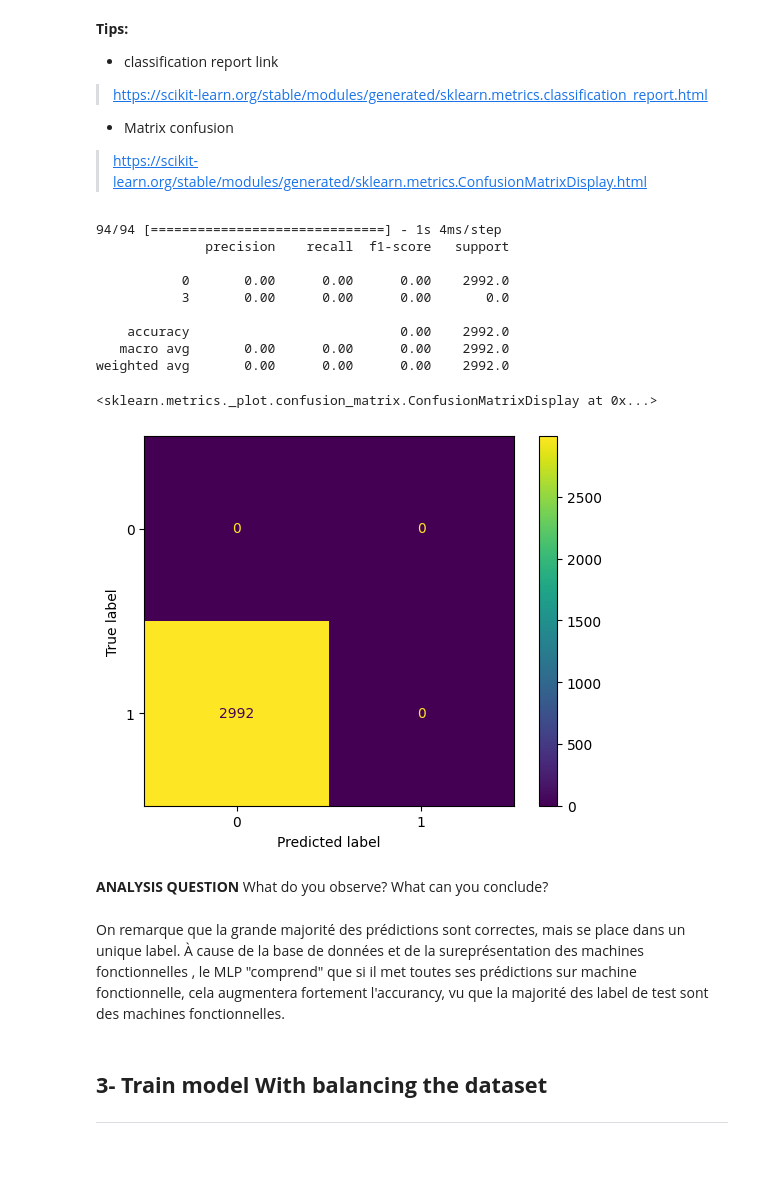
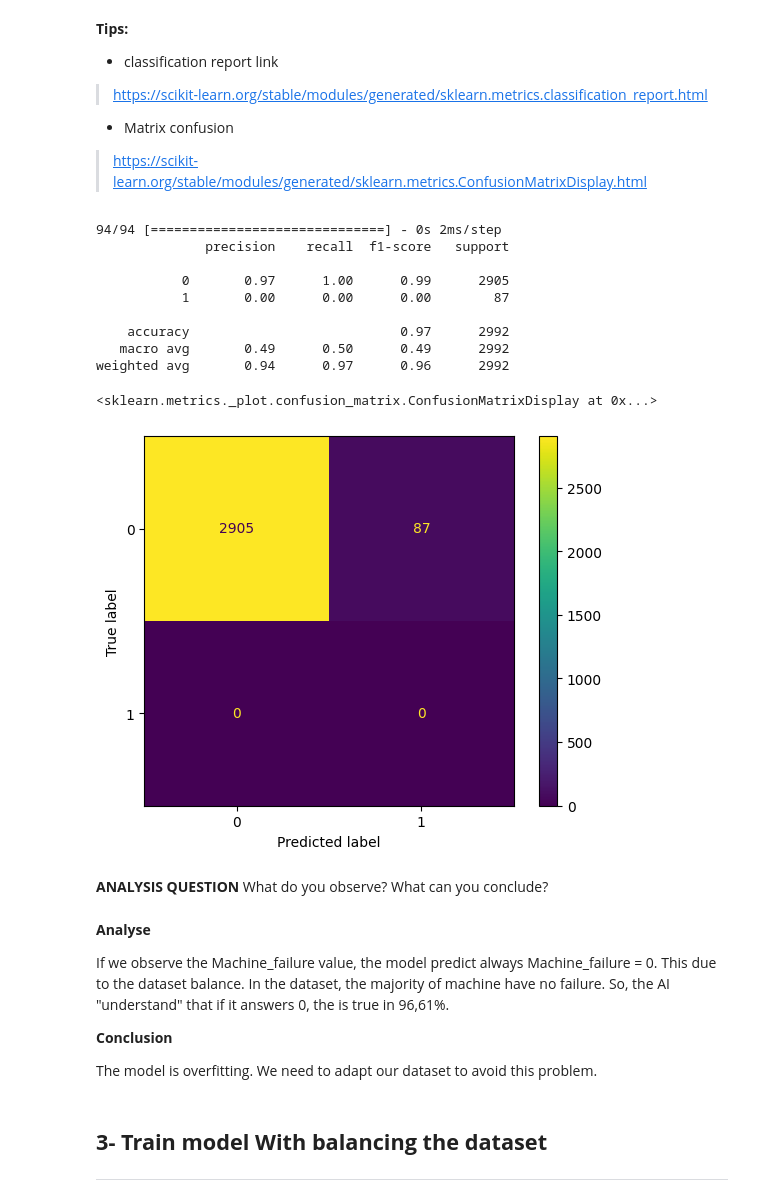
Before and after one commit to lucobyX6/Embedded_AI, a Jupyter notebook: 2_Jupyter/TP_IA_EMBARQUEE.ipynb, the cells around one changed output. Saved outputs shown, nothing was run; the diff lists cells and outputs as text; code cells hidden in the pictures; blank space fills up the shorter version.

```diff
--- a/2_Jupyter/TP_IA_EMBARQUEE.ipynb
+++ b/2_Jupyter/TP_IA_EMBARQUEE.ipynb
@@ -279,8 +348,8 @@ _________________________________________________________________
 **WARNING!** You need to plot the training and test accuracy and loss to check if our model is overfitting
 # %%
 # Training model
-nb_epochs=5
-batch_size=50
+nb_epochs=10
+batch_size=100
 training_history = mlp_model.fit(X_train,Y_train,validation_data=(X_test, Y_test),epochs=nb_epochs,batch_size=batch_size)
 
 # Accuracy
@@ -323,31 +395,37 @@ Performance on the TEST set, ACCURACY= 0.0
 # %%
 predictions = mlp_model.predict(X_test)
 predictions = np.argmax(predictions, axis=1)
-Y_test = np.argmax(Y_test.values, axis=1)
+Y_test_clean = Y_test["Machine failure"]
 
 # Classification report
-print(classification_report(Y_test, predictions))
+print(classification_report(Y_test_clean, predictions))
 
 # Matrix
-confusion_matrix_1 = confusion_matrix(predictions,Y_test)
+confusion_matrix_1 = confusion_matrix(predictions,Y_test_clean)
 disp = ConfusionMatrixDisplay(confusion_matrix=confusion_matrix_1)
 disp.plot()
 # %% [output]
-94/94 [==============================] - 1s 4ms/step
+94/94 [==============================] - 0s 2ms/step
               precision    recall  f1-score   support
 
-           0       0.00      0.00      0.00    2992.0
-           3       0.00      0.00      0.00       0.0
+           0       0.97      1.00      0.99      2905
+           1       0.00      0.00      0.00        87
 
-    accuracy                           0.00    2992.0
-   macro avg       0.00      0.00      0.00    2992.0
-weighted avg       0.00      0.00      0.00    2992.0
+    accuracy                           0.97      2992
+   macro avg       0.49      0.50      0.49      2992
+weighted avg       0.94      0.97      0.96      2992
 <sklearn.metrics._plot.confusion_matrix.ConfusionMatrixDisplay at 0x...>
-[figure, old version]
+[figure, new version]
 # %% [markdown]
 **ANALYSIS QUESTION** What do you observe? What can you conclude?
-# %% [markdown]
-On remarque que la grande majorité des prédictions sont correctes, mais se place dans un unique label. À cause de la base de données et de la sureprésentation des machines fonctionnelles , le MLP "comprend" que si il met toutes ses prédictions sur machine fonctionnelle, cela augmentera fortement l'accurancy, vu que la majorité des label de test sont des machines fonctionnelles.
+# %% [markdown]
+**Analyse**
+
+If we observe the Machine_failure value, the model predict always Machine_failure = 0. This due to the dataset balance. In the dataset, the majority of machine have no failure. So, the AI "understand" that if it answers 0, the is true in 96,61%.
+
+**Conclusion**
+
+The model is overfitting. We need to adapt our dataset to avoid this problem.
 # %% [markdown]
 ## **3- Train model With balancing the dataset**
 
```
Also changed, not shown: parts of 28 cells of this notebook, 2 other files.
